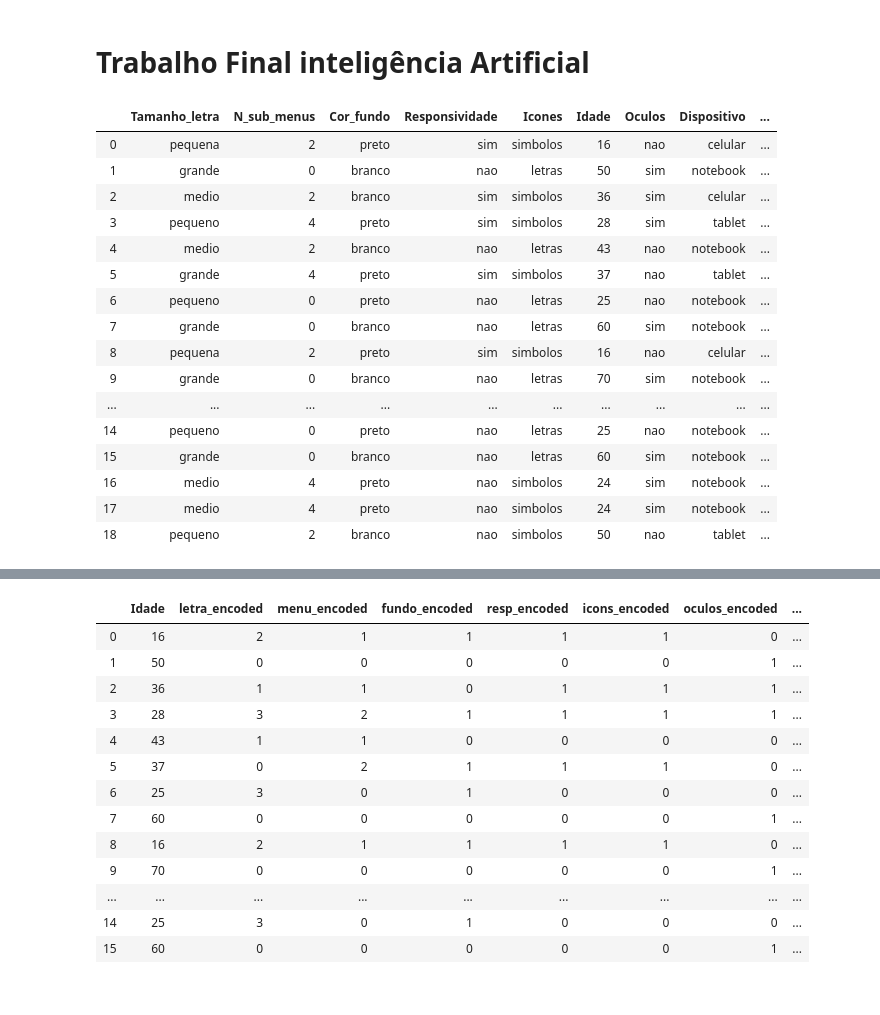
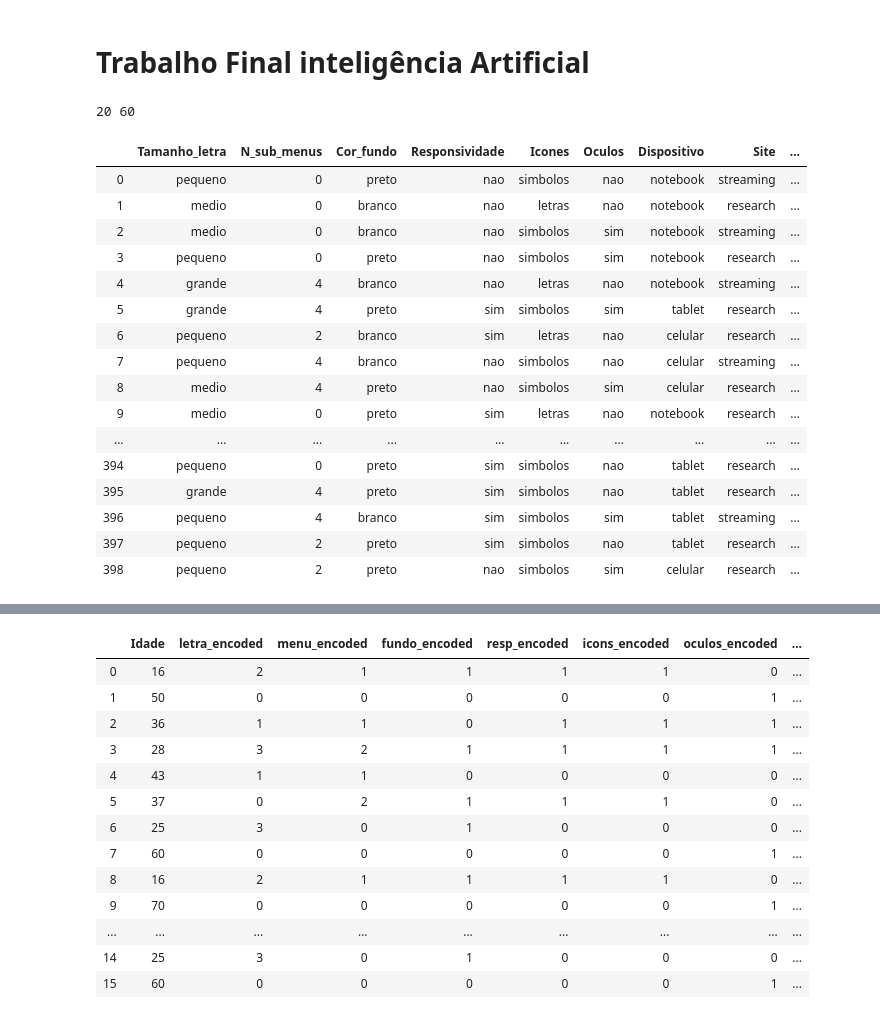
Before and after one commit to Jaquedonin/FinalProjectIA, a Jupyter notebook: Untitled.ipynb, the cells around one changed output, grey strips where cells are left out. Cells and saved outputs as stored; diff of their text form; code cells hidden in the pictures.

```diff
--- a/Untitled.ipynb
+++ b/Untitled.ipynb
@@ -2,6 +2,7 @@
 # Trabalho Final inteligência Artificial
 # %%
 import imdb
+from random import randrange, uniform
 import pandas as pd
 from sklearn.neighbors import KNeighborsRegressor
 import matplotlib.pyplot as plt
@@ -11,24 +12,13 @@ from sklearn import linear_model
 from sklearn import tree
 
 dataset = pd.read_csv("data.csv")
-X_teste =  pd.read_csv("teste1.csv")
+X_teste =  pd.read_csv("teste2.csv")
+data = pd.read_csv("data2.csv")
+X_teste
+
+#Configurando a máx visualização das bases
+print(pd.options.display.max_columns, pd.options.display.max_rows)
+pd.options.display.max_columns = 85
+pd.options.display.max_rows = 1470
+# %% [output]
+20 60
-# %%
-dataset
-# %% [output]
-|  | Tamanho_letra | N_sub_menus | Cor_fundo | Responsividade | Icones | Idade | Oculos | Dispositivo | ... |
-| 0 | pequena | 2 | preto | sim | simbolos | 16 | nao | celular | ... |
-| 1 | grande | 0 | branco | nao | letras | 50 | sim | notebook | ... |
-| 2 | medio | 2 | branco | sim | simbolos | 36 | sim | celular | ... |
-| 3 | pequeno | 4 | preto | sim | simbolos | 28 | sim | tablet | ... |
-| 4 | medio | 2 | branco | nao | letras | 43 | nao | notebook | ... |
-| 5 | grande | 4 | preto | sim | simbolos | 37 | nao | tablet | ... |
-| 6 | pequeno | 0 | preto | nao | letras | 25 | nao | notebook | ... |
-| 7 | grande | 0 | branco | nao | letras | 60 | sim | notebook | ... |
-| 8 | pequena | 2 | preto | sim | simbolos | 16 | nao | celular | ... |
-| 9 | grande | 0 | branco | nao | letras | 70 | sim | notebook | ... |
-| ... | ... | ... | ... | ... | ... | ... | ... | ... | ... |
-| 14 | pequeno | 0 | preto | nao | letras | 25 | nao | notebook | ... |
-| 15 | grande | 0 | branco | nao | letras | 60 | sim | notebook | ... |
-| 16 | medio | 4 | preto | nao | simbolos | 24 | sim | notebook | ... |
-| 17 | medio | 4 | preto | nao | simbolos | 24 | sim | notebook | ... |
-| 18 | pequeno | 2 | branco | nao | simbolos | 50 | nao | tablet | ... |
@@ -35,3 +120,24 @@ dataset
+# %%
+data=data.drop(['Colun'], axis=1)
+data
+# %% [output]
+|  | Tamanho_letra | N_sub_menus | Cor_fundo | Responsividade | Icones | Oculos | Dispositivo | Site | ... |
+| 0 | pequeno | 0 | preto | nao | simbolos | nao | notebook | streaming | ... |
+| 1 | medio | 0 | branco | nao | letras | nao | notebook | research | ... |
+| 2 | medio | 0 | branco | nao | simbolos | sim | notebook | streaming | ... |
+| 3 | pequeno | 0 | preto | nao | simbolos | sim | notebook | research | ... |
+| 4 | grande | 4 | branco | nao | letras | nao | notebook | streaming | ... |
+| 5 | grande | 4 | preto | sim | simbolos | sim | tablet | research | ... |
+| 6 | pequeno | 2 | branco | sim | letras | nao | celular | research | ... |
+| 7 | pequeno | 4 | branco | nao | simbolos | nao | celular | streaming | ... |
+| 8 | medio | 4 | preto | nao | simbolos | sim | celular | research | ... |
+| 9 | medio | 0 | preto | sim | letras | nao | notebook | research | ... |
+| ... | ... | ... | ... | ... | ... | ... | ... | ... | ... |
+| 394 | pequeno | 0 | preto | sim | simbolos | nao | tablet | research | ... |
+| 395 | grande | 4 | preto | sim | simbolos | nao | tablet | research | ... |
+| 396 | pequeno | 4 | branco | sim | simbolos | sim | tablet | streaming | ... |
+| 397 | pequeno | 2 | preto | sim | simbolos | nao | tablet | research | ... |
+| 398 | pequeno | 2 | preto | nao | simbolos | sim | celular | research | ... |
 # %%
 X_teste
 # %% [output]
```
Also changed, not shown: parts of 13 cells of this notebook, 2 other files.
